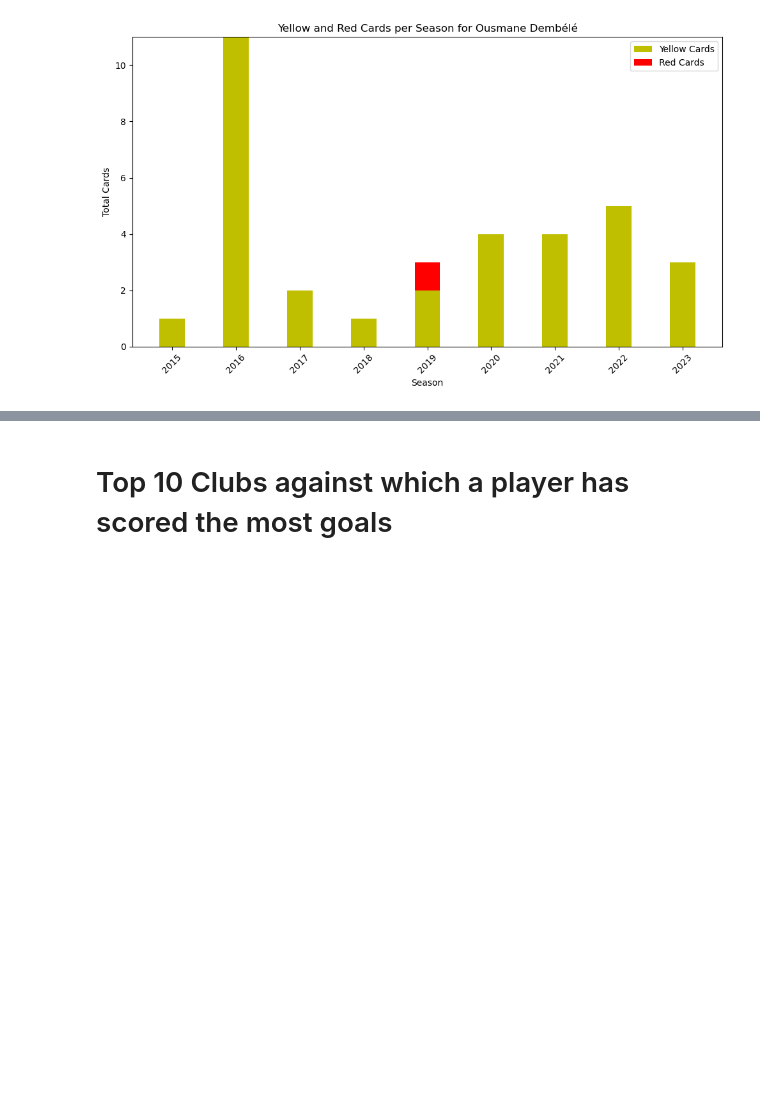
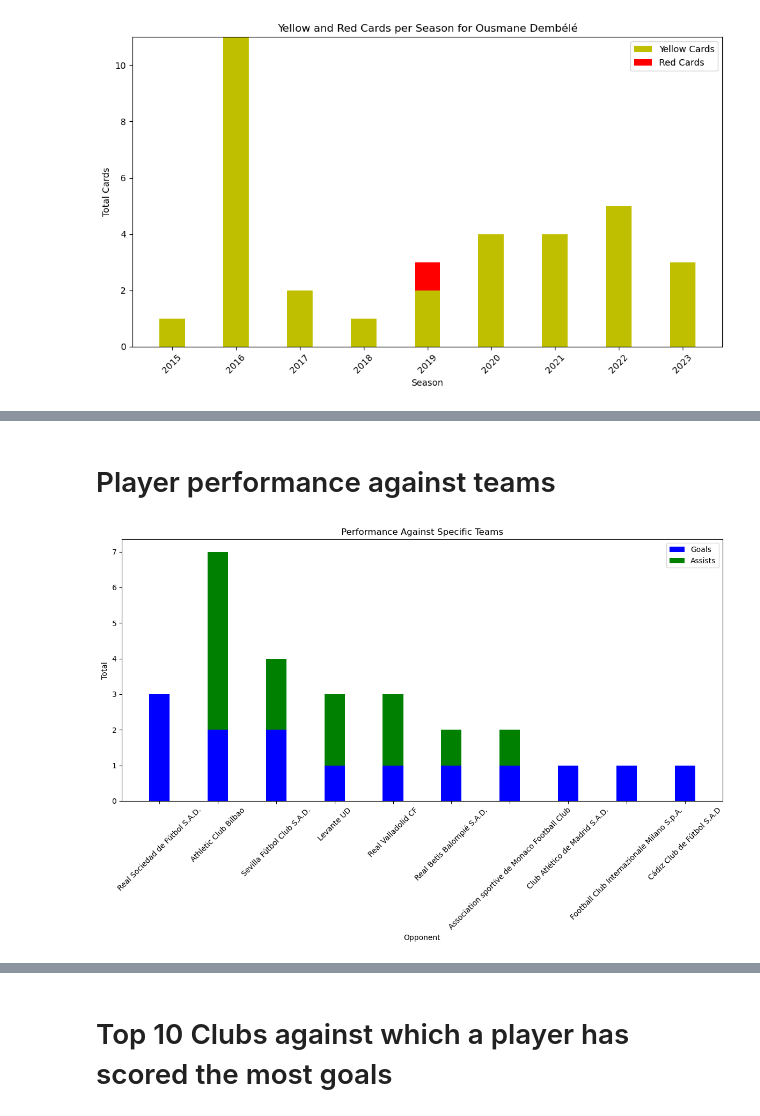
Before and after one commit to marv150302/Football-Stats-Project, a Jupyter notebook: solution/jupyter_data_analysis/data_analysis.ipynb, the cells around one changed output, grey strips where cells are left out. Saved outputs shown, nothing was run; the diff lists cells and outputs as text; code cells hidden in the pictures; blank space fills up the shorter version.

Commit message:
- finished implementing some other jupyter data analysis function(for the competitions and the clubs)

```diff
--- a/solution/jupyter_data_analysis/data_analysis.ipynb
+++ b/solution/jupyter_data_analysis/data_analysis.ipynb
@@ -267,0 +321,47 @@ plot_cards_per_season(player_id=288230)
+# %% [markdown]
+# Player performance against teams
+# %%
+def analyze_performance_against_teams(player_id, season_start, season_end):
+    query = f"""
+    SELECT
+        c.name as opponent,
+        SUM(CASE WHEN g.home_club_id != a.player_club_id AND g.home_club_id = c.club_id THEN a.goals ELSE 0 END +
+            CASE WHEN g.away_club_id != a.player_club_id AND g.away_club_id = c.club_id THEN a.goals ELSE 0 END) as total_goals,
+        SUM(CASE WHEN g.home_club_id != a.player_club_id AND g.home_club_id = c.club_id THEN a.assists ELSE 0 END +
+            CASE WHEN g.away_club_id != a.player_club_id AND g.away_club_id = c.club_id THEN a.assists ELSE 0 END) as total_assists,
+        SUM(CASE WHEN g.home_club_id != a.player_club_id AND g.home_club_id = c.club_id THEN a.minutes_played ELSE 0 END +
+            CASE WHEN g.away_club_id != a.player_club_id AND g.away_club_id = c.club_id THEN a.minutes_played ELSE 0 END) as total_minutes
+    FROM Appearances a
+    JOIN Games g ON a.game_id = g.game_id
+    JOIN Clubs c ON g.home_club_id = c.club_id OR g.away_club_id = c.club_id
+    WHERE a.player_id = {player_id} AND g.season BETWEEN '{season_start}' AND '{season_end}'
+    GROUP BY c.name
+    ORDER BY total_goals DESC, total_assists DESC
+    LIMIT 10;
+    """
+
+    df = pd.read_sql_query(query, engine)
+
+    fig, ax = plt.subplots(figsize=(12, 8))
+    width = 0.35
+
+    x = df['opponent']
+    goals = df['total_goals']
+    assists = df['total_assists']
+
+    ax.bar(x, goals, width, label='Goals', color='b', align='center')
+    ax.bar(x, assists, width, bottom=goals, label='Assists', color='g', align='center')
+
+    ax.set_xlabel('Opponent')
+    ax.set_ylabel('Total')
+    ax.set_title('Performance Against Specific Teams')
+    ax.legend()
+
+    plt.xticks(rotation=45)
+    plt.tight_layout()
+    plt.show()
+
+# Example usage
+analyze_performance_against_teams(player_id=288230, season_start='2020', season_end='2023')
+# %% [output]
+[figure, added]
```
Also changed, not shown: parts of 10 cells of this notebook.
